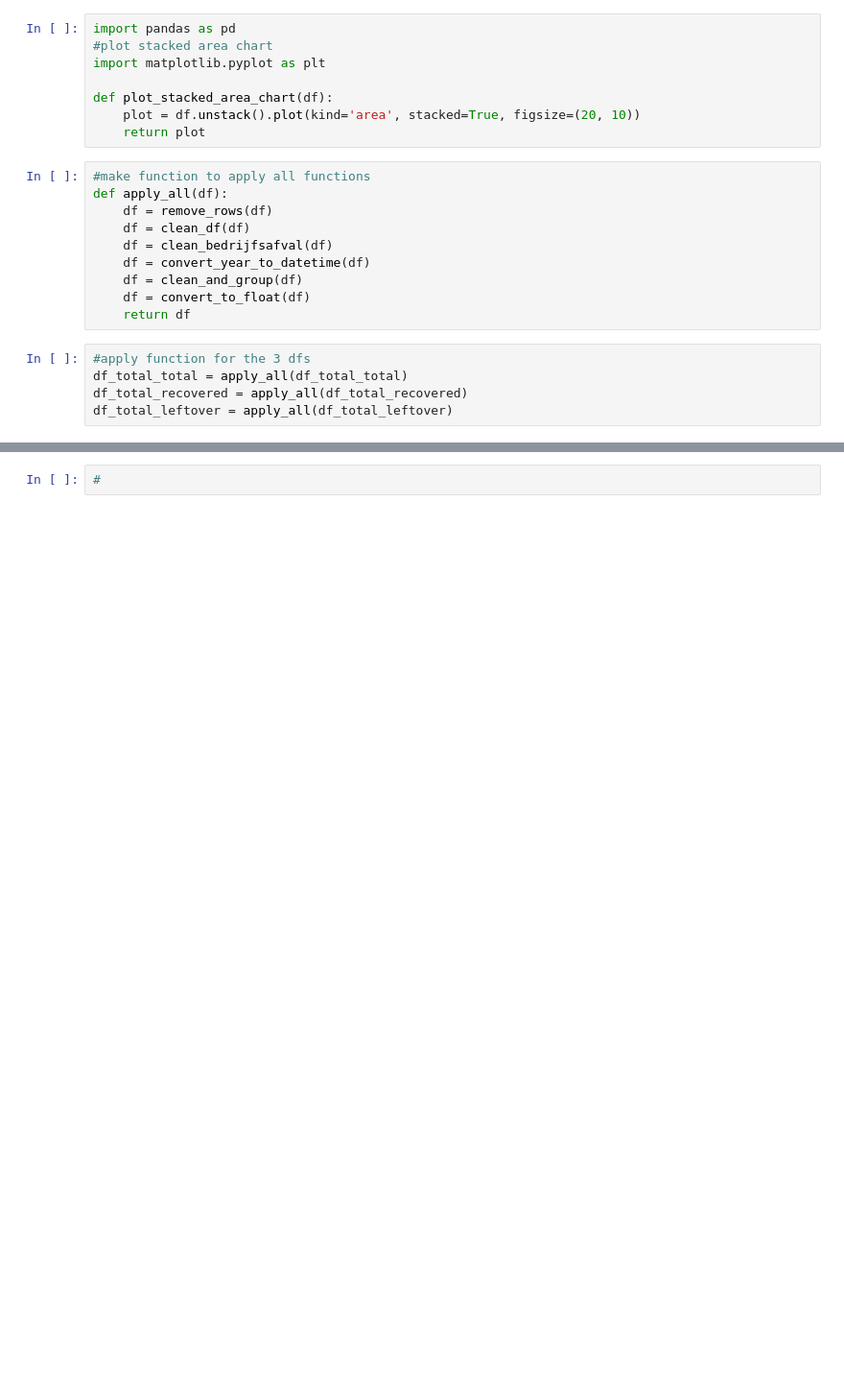
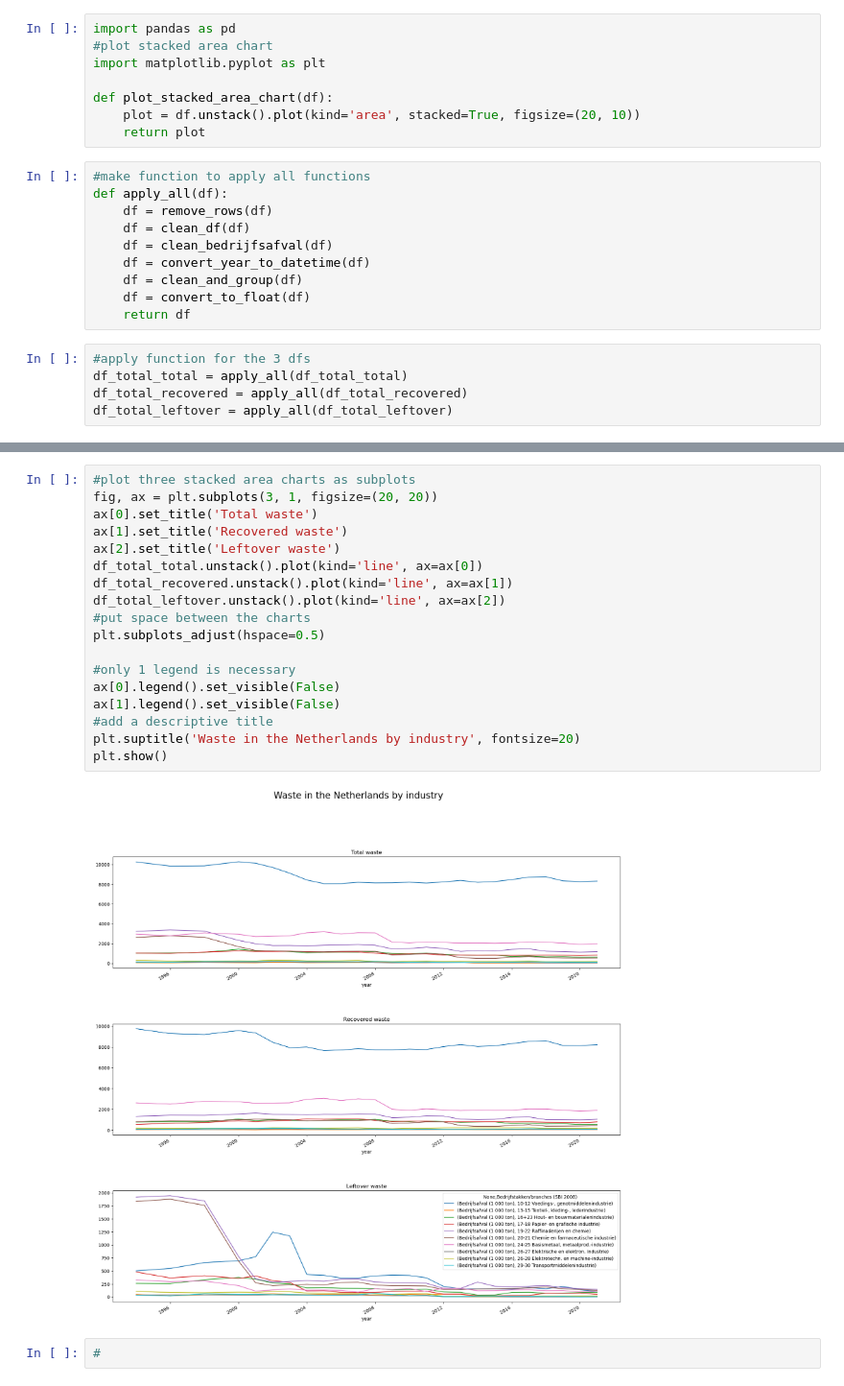
Before and after one commit to reijmers/trashmasters, a Jupyter notebook: commercial waste cbs/industry_analysis.ipynb, the cells around one changed output, grey strips where cells are left out. Shown at 96% size. Drawn from its saved outputs; the diff is of its cells as text; blank space fills up the shorter version.

```diff
--- a/commercial waste cbs/industry_analysis.ipynb
+++ b/commercial waste cbs/industry_analysis.ipynb
@@ -93,2 +93,22 @@ plt.show()
+# %%
+#plot three stacked area charts as subplots
+fig, ax = plt.subplots(3, 1, figsize=(20, 20))
+ax[0].set_title('Total waste')
+ax[1].set_title('Recovered waste')
+ax[2].set_title('Leftover waste')
+df_total_total.unstack().plot(kind='line', ax=ax[0])
+df_total_recovered.unstack().plot(kind='line', ax=ax[1])
+df_total_leftover.unstack().plot(kind='line', ax=ax[2])
+#put space between the charts
+plt.subplots_adjust(hspace=0.5)
+
+#only 1 legend is necessary
+ax[0].legend().set_visible(False)
+ax[1].legend().set_visible(False)
+#add a descriptive title
+plt.suptitle('Waste in the Netherlands by industry', fontsize=20)
+plt.show()
+# %% [output]
+[figure, added]
 # %%
 #
```
Also changed, not shown: parts of 2 cells of this notebook.
